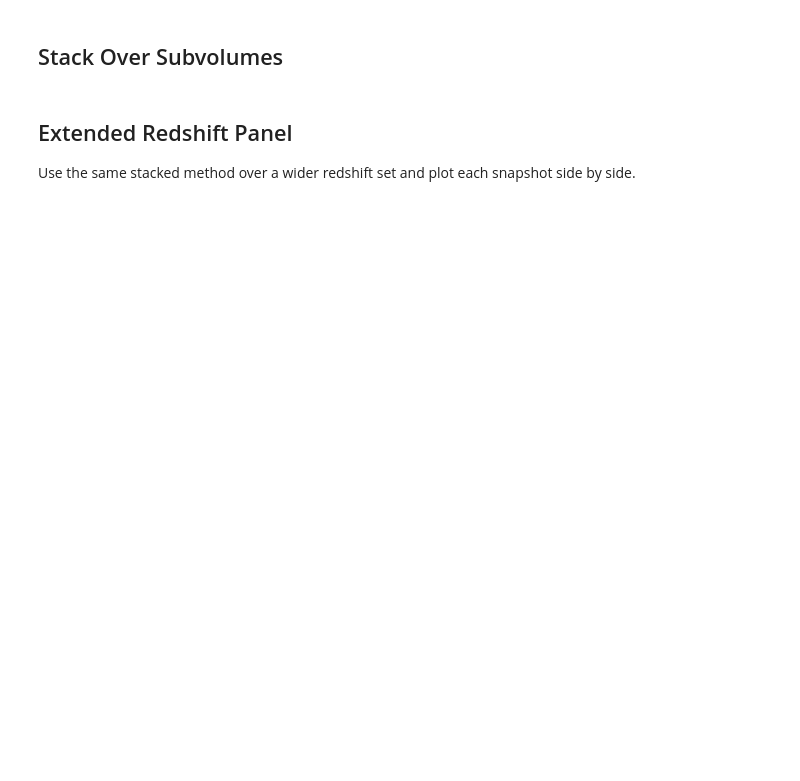
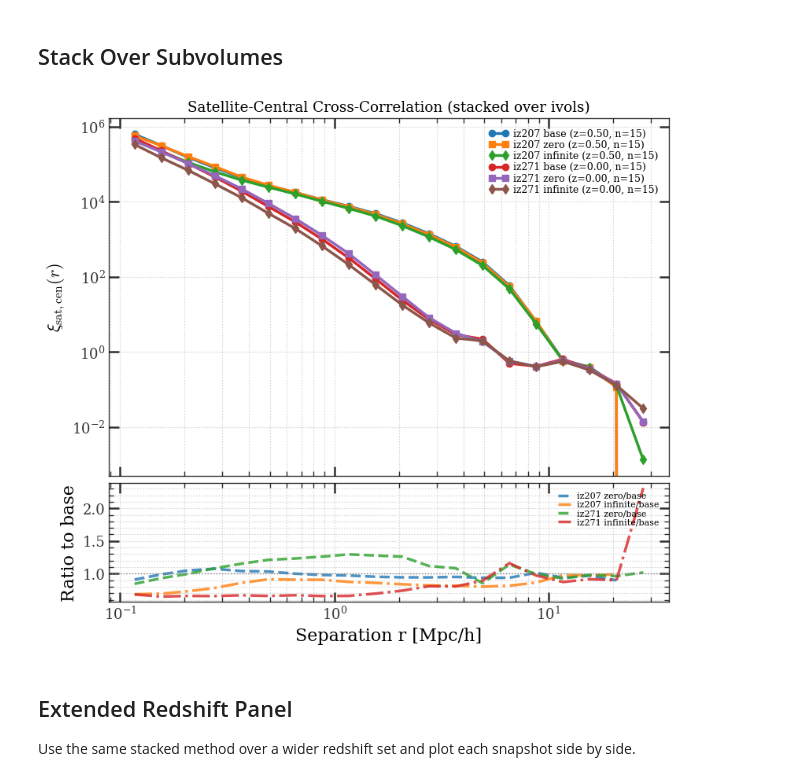
Before and after one commit to OscarHickman/galform_analysis, a Jupyter notebook: examples/dynamical_friction_timescale/satellite_cross_correlation.ipynb, the cells around one changed output. Cells and saved outputs as stored; diff of their text form; code cells hidden in the pictures; blank space fills up the shorter version.

```diff
--- a/examples/dynamical_friction_timescale/satellite_cross_correlation.ipynb
+++ b/examples/dynamical_friction_timescale/satellite_cross_correlation.ipynb
@@ -231,9 +241,9 @@ for snapshot in snapshots:
         if (res_base is None) or (res_zero is None) or (res_inf is None):
             continue
 
-        base_stack.append(res_base['xi'].values)
-        zero_stack.append(res_zero['xi'].values)
-        inf_stack.append(res_inf['xi'].values)
+        base_stack.append(res_base['xi'].to_numpy())
+        zero_stack.append(res_zero['xi'].to_numpy())
+        inf_stack.append(res_inf['xi'].to_numpy())
 
     n_used = len(base_stack)
     if n_used == 0:
@@ -265,33 +275,35 @@ for snapshot in snapshots:
         ax_ratio.semilogx(
             r_ref[ratio_mask_zero],
             ratio_zero,
             '--',
             label=f"{snapshot} zero/base",
             alpha=0.8,
         )
 
     ratio_mask_inf = valid_base & valid_inf & (xi_mean_base > 0)
     if np.any(ratio_mask_inf):
         ratio_inf = xi_mean_inf[ratio_mask_inf] / xi_mean_base[ratio_mask_inf]
         ax_ratio.semilogx(
             r_ref[ratio_mask_inf],
             ratio_inf,
             '-.',
             label=f"{snapshot} infinite/base",
             alpha=0.8,
         )
 
 ax.set_ylabel(r'$\xi_{\mathrm{sat,cen}}(r)$')
 ax.set_title('Satellite-Central Cross-Correlation (stacked over ivols)')
 ax.legend(ncol=1, fontsize=9, loc='upper right')
 ax.grid(True, alpha=0.3, which='both')
 
 ax_ratio.set_xlabel('Separation r [Mpc/h]')
 ax_ratio.set_ylabel('Ratio to base')
 ax_ratio.axhline(1.0, color='0.5', lw=1, ls=':')
 ax_ratio.legend(fontsize=8, loc='upper right')
 ax_ratio.grid(True, alpha=0.3, which='both')
 plt.show()
+# %% [output]
+[figure, added]
 # %% [markdown]
 ## Extended Redshift Panel
 Use the same stacked method over a wider redshift set and plot each snapshot side by side.
```
Also changed, not shown: parts of 13 cells of this notebook, 4 other files.
